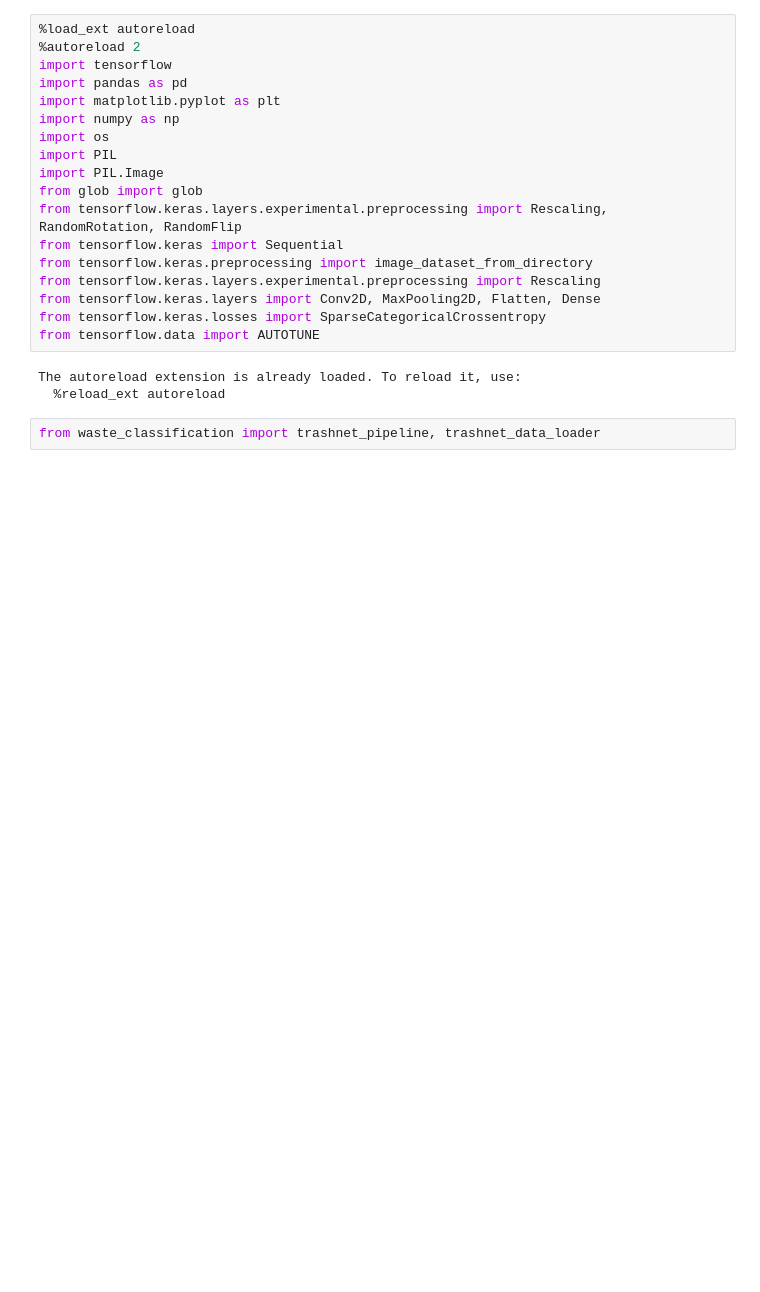
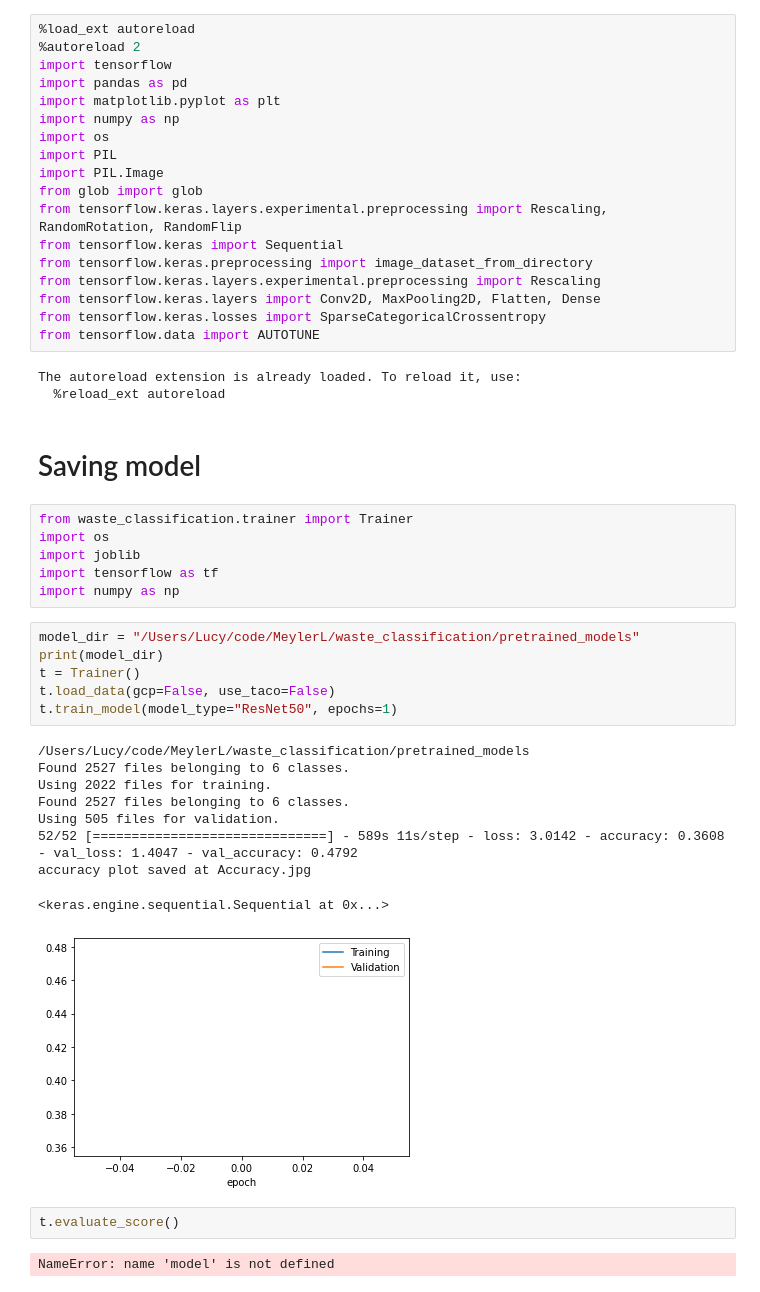
Before and after one commit to MeylerL/waste_classification, a Jupyter notebook: notebooks/data_exploration_lucy.ipynb, the cells around one changed output. Cells and saved outputs as stored; diff of their text form; blank space fills up the shorter version.

Commit message:
saved file locally and run on streamlit, few edits in trainer to change model type in instantiation

```diff
--- a/notebooks/data_exploration_lucy.ipynb
+++ b/notebooks/data_exploration_lucy.ipynb
@@ -106,5 +106,31 @@ from tensorflow.data import AUTOTUNE
 # %% [output]
 The autoreload extension is already loaded. To reload it, use:
   %reload_ext autoreload
+# %% [markdown]
+# Saving model
 # %%
-from waste_classification import trashnet_pipeline, trashnet_data_loader
+from waste_classification.trainer import Trainer
+import os
+import joblib
+import tensorflow as tf
+import numpy as np
+# %%
+model_dir = "/Users/Lucy/code/MeylerL/waste_classification/pretrained_models"
+print(model_dir)
+t = Trainer()
+t.load_data(gcp=False, use_taco=False)
+t.train_model(model_type="ResNet50", epochs=1)
+# %% [output]
+/Users/Lucy/code/MeylerL/waste_classification/pretrained_models
+Found 2527 files belonging to 6 classes.
+Using 2022 files for training.
+Found 2527 files belonging to 6 classes.
+Using 505 files for validation.
+52/52 [==============================] - 589s 11s/step - loss: 3.0142 - accuracy: 0.3608 - val_loss: 1.4047 - val_accuracy: 0.4792
+accuracy plot saved at Accuracy.jpg
+<keras.engine.sequential.Sequential at 0x...>
+[figure, added]
+# %%
+t.evaluate_score()
+# %% [output]
+NameError: name 'model' is not defined
```
Also changed, not shown: parts of 8 cells of this notebook, 8 other files.
